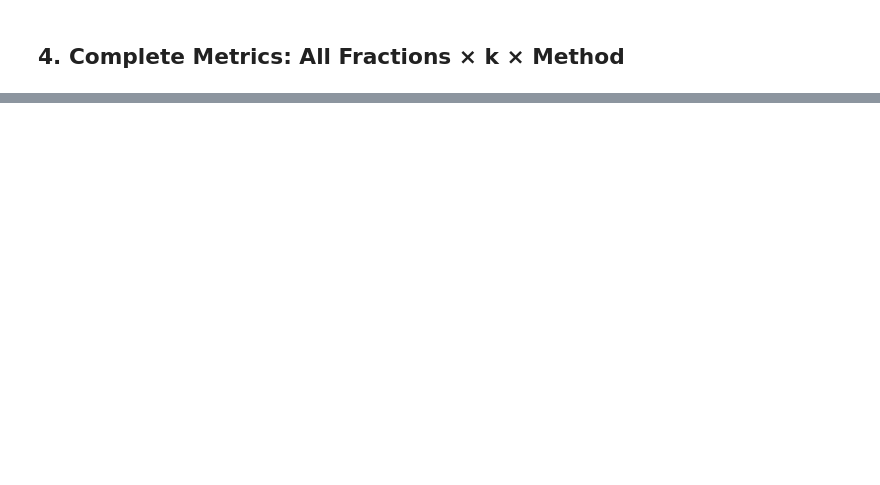
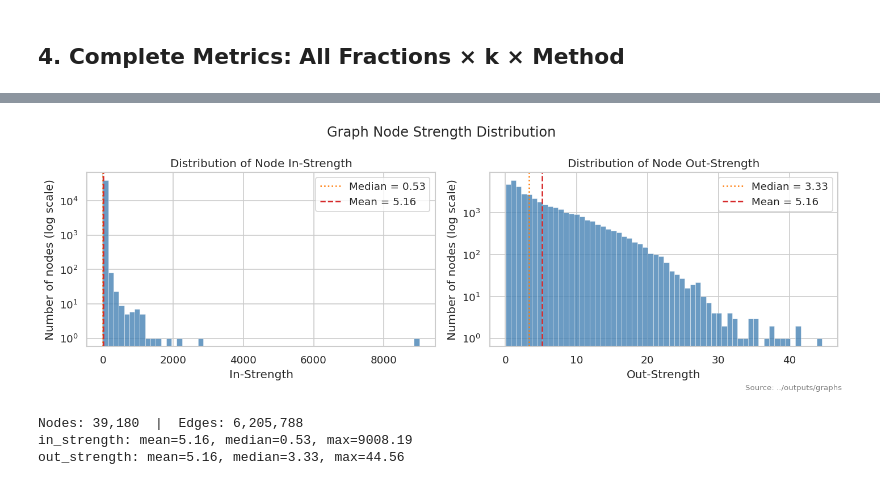
Before and after one commit to LuizGuilhermeNascimento/basket_inference_graph, a Jupyter notebook: notebooks/03_predictive_experiment.ipynb, the cells around one changed output, grey strips where cells are left out. Drawn from its saved outputs; the diff is of its cells as text; code cells hidden in the pictures; blank space fills up the shorter version.

```diff
--- a/notebooks/03_predictive_experiment.ipynb
+++ b/notebooks/03_predictive_experiment.ipynb
@@ -279,0 +738,38 @@ agg_full.head()
+# %%
+in_str  = dict(G.in_degree(weight='weight'))
+out_str = dict(G.out_degree(weight='weight'))
+
+strength_df = pd.DataFrame({
+    'product_idx':  list(G.nodes()),
+    'in_strength':  [in_str.get(n, 0.0)  for n in G.nodes()],
+    'out_strength': [out_str.get(n, 0.0) for n in G.nodes()],
+})
+
+fig, axes = plt.subplots(1, 2, figsize=(12, 4))
+for ax, col, title in zip(axes, ['in_strength', 'out_strength'], ['In-Strength', 'Out-Strength']):
+    data = strength_df[col]
+    ax.hist(data[data > 0], bins=60, edgecolor='white', linewidth=0.3, color='steelblue', alpha=0.8)
+    ax.set_yscale('log')
+    ax.axvline(data.median(), color='tab:orange', linestyle=':',  linewidth=1.5,
+               label=f'Median = {data.median():.2f}')
+    ax.axvline(data.mean(),   color='tab:red',    linestyle='--', linewidth=1.5,
+               label=f'Mean = {data.mean():.2f}')
+    ax.set_xlabel(title)
+    ax.set_ylabel('Number of nodes (log scale)')
+    ax.set_title(f'Distribution of Node {title}')
+    ax.legend()
+
+fig.suptitle('Graph Node Strength Distribution')
+fig.text(0.99, 0.01, f'Source: {GRAPH_DIR}', ha='right', fontsize=8, color='gray')
+plt.tight_layout()
+plt.show()
+
+print(f'Nodes: {G.number_of_nodes():,}  |  Edges: {G.number_of_edges():,}')
+for col in ['in_strength', 'out_strength']:
+    s = strength_df[col]
+    print(f'{col}: mean={s.mean():.2f}, median={s.median():.2f}, max={s.max():.2f}')
+# %% [output]
+[figure, added]
+Nodes: 39,180  |  Edges: 6,205,788
+in_strength: mean=5.16, median=0.53, max=9008.19
+out_strength: mean=5.16, median=3.33, max=44.56
```
Also changed, not shown: parts of 41 cells of this notebook, 21 other files.
